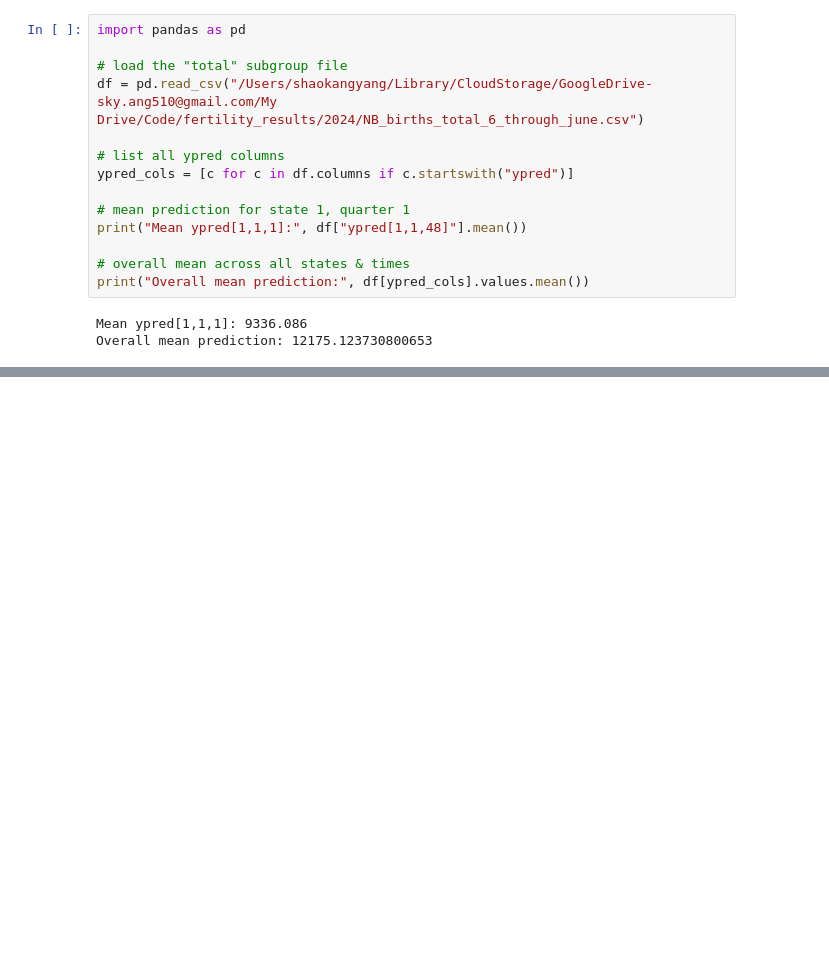
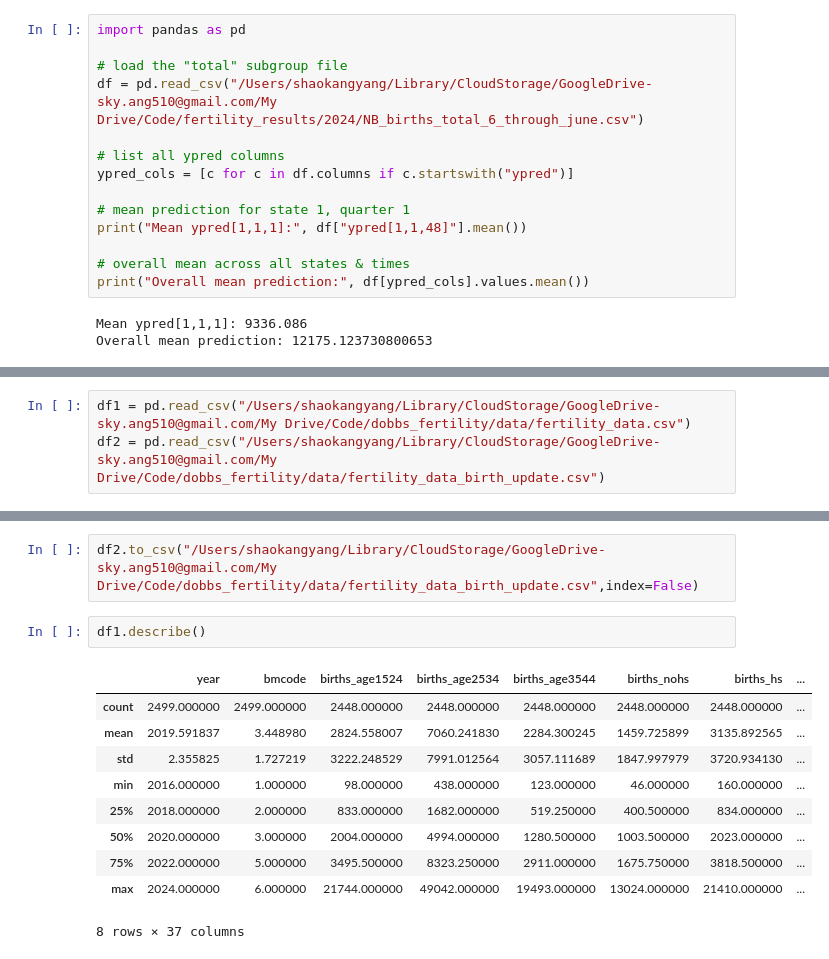
Before and after one commit to Shaokang-Yang/dobbs_fertility, a Jupyter notebook: DataAdd/2024.ipynb, the cells around one changed output, grey strips where cells are left out. Cells and saved outputs as stored; diff of their text form; blank space fills up the shorter version.

Commit message:
2024 Data update

```diff
--- a/DataAdd/2024.ipynb
+++ b/DataAdd/2024.ipynb
@@ -456,0 +437,3 @@ df["ypred[2,1,12]"].mean()+df["ypred[2,1,11]"].mean()+df["ypred[2,1,10]"].mean()
+# %%
+df1 = pd.read_csv("/Users/shaokangyang/Library/CloudStorage/GoogleDrive-sky.ang510@gmail.com/My Drive/Code/dobbs_fertility/data/fertility_data.csv")
+df2 = pd.read_csv("/Users/shaokangyang/Library/CloudStorage/GoogleDrive-sky.ang510@gmail.com/My Drive/Code/dobbs_fertility/data/fertility_data_birth_update.csv")
@@ -456,0 +451,15 @@ df["ypred[2,1,12]"].mean()+df["ypred[2,1,11]"].mean()+df["ypred[2,1,10]"].mean()
+# %%
+df2.to_csv("/Users/shaokangyang/Library/CloudStorage/GoogleDrive-sky.ang510@gmail.com/My Drive/Code/dobbs_fertility/data/fertility_data_birth_update.csv",index=False)
+# %%
+df1.describe()
+# %% [output]
+|  | year | bmcode | births_age1524 | births_age2534 | births_age3544 | births_nohs | births_hs | ... |
+| count | 2499.000000 | 2499.000000 | 2448.000000 | 2448.000000 | 2448.000000 | 2448.000000 | 2448.000000 | ... |
+| mean | 2019.591837 | 3.448980 | 2824.558007 | 7060.241830 | 2284.300245 | 1459.725899 | 3135.892565 | ... |
+| std | 2.355825 | 1.727219 | 3222.248529 | 7991.012564 | 3057.111689 | 1847.997979 | 3720.934130 | ... |
+| min | 2016.000000 | 1.000000 | 98.000000 | 438.000000 | 123.000000 | 46.000000 | 160.000000 | ... |
+| 25% | 2018.000000 | 2.000000 | 833.000000 | 1682.000000 | 519.250000 | 400.500000 | 834.000000 | ... |
+| 50% | 2020.000000 | 3.000000 | 2004.000000 | 4994.000000 | 1280.500000 | 1003.500000 | 2023.000000 | ... |
+| 75% | 2022.000000 | 5.000000 | 3495.500000 | 8323.250000 | 2911.000000 | 1675.750000 | 3818.500000 | ... |
+| max | 2024.000000 | 6.000000 | 21744.000000 | 49042.000000 | 19493.000000 | 13024.000000 | 21410.000000 | ... |
+8 rows × 37 columns
```
Also changed, not shown: parts of 10 cells of this notebook, 6 other files.
